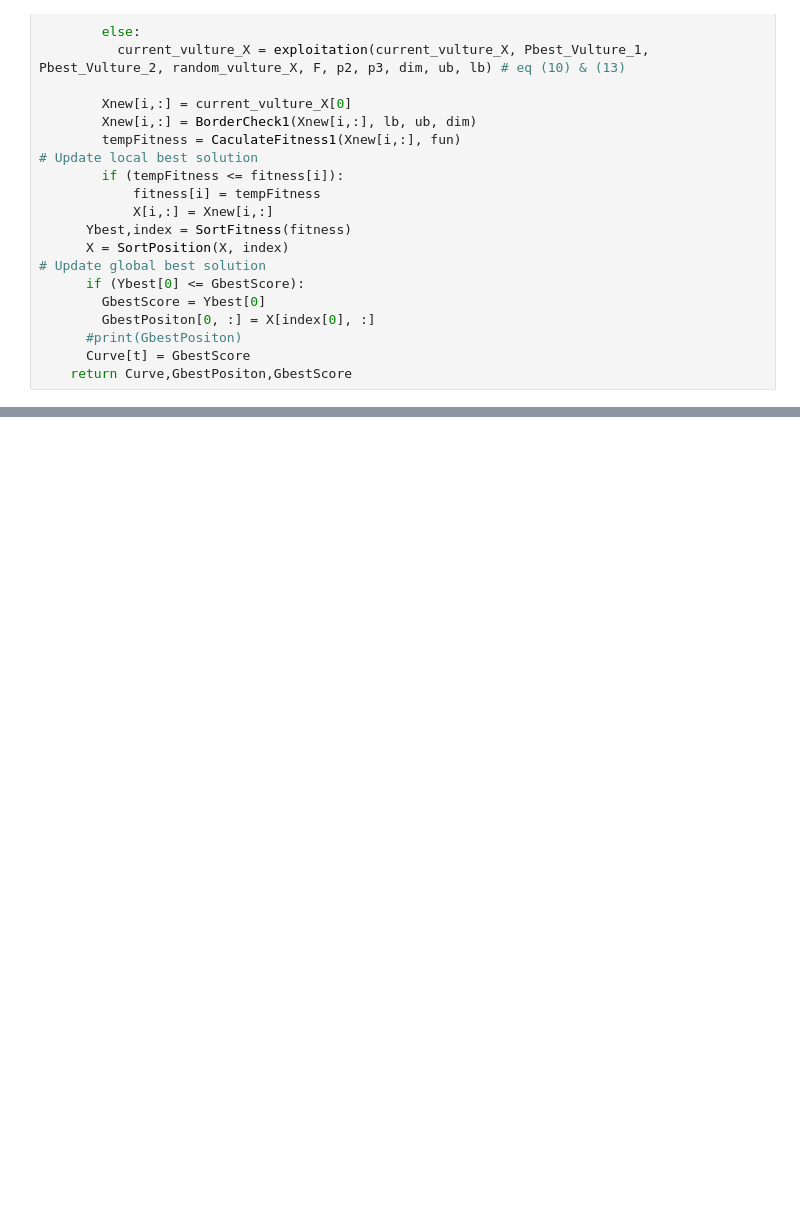
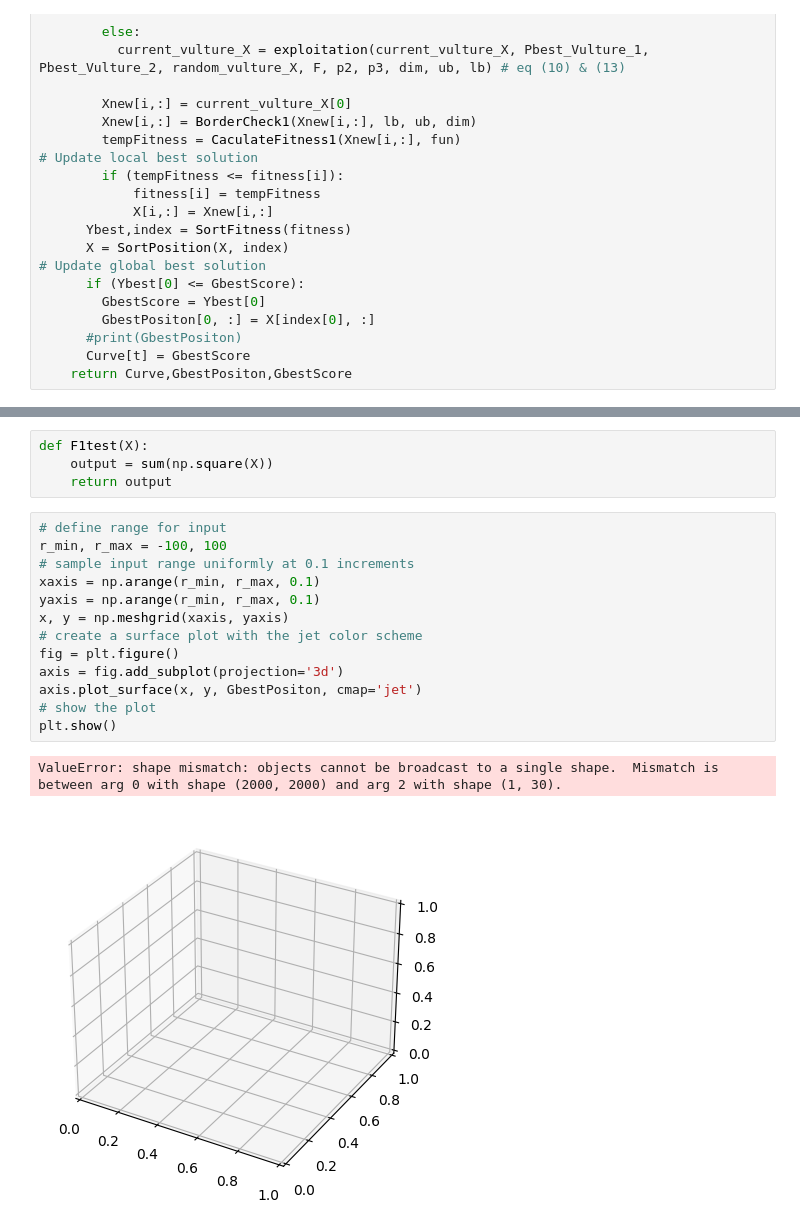
Before and after one commit to wynnstan42/AVOAWorkspace, a Jupyter notebook: AVOA_github.ipynb, the cells around one changed output, grey strips where cells are left out. Saved outputs shown, nothing was run; the diff lists cells and outputs as text; blank space fills up the shorter version.

```diff
--- a/AVOA_github.ipynb
+++ b/AVOA_github.ipynb
@@ -279,0 +284,20 @@ plt.show()
+# %%
+def F1test(X):
+    output = sum(np.square(X))
+    return output
+# %%
+# define range for input
+r_min, r_max = -100, 100
+# sample input range uniformly at 0.1 increments
+xaxis = np.arange(r_min, r_max, 0.1)
+yaxis = np.arange(r_min, r_max, 0.1)
+x, y = np.meshgrid(xaxis, yaxis)
+# create a surface plot with the jet color scheme
+fig = plt.figure()
+axis = fig.add_subplot(projection='3d')
+axis.plot_surface(x, y, GbestPositon, cmap='jet')
+# show the plot
+plt.show()
+# %% [output]
+ValueError: shape mismatch: objects cannot be broadcast to a single shape.  Mismatch is between arg 0 with shape (2000, 2000) and arg 2 with shape (1, 30).
+[figure, added]
```
Also changed, not shown: parts of 3 cells of this notebook, 1 other file.
